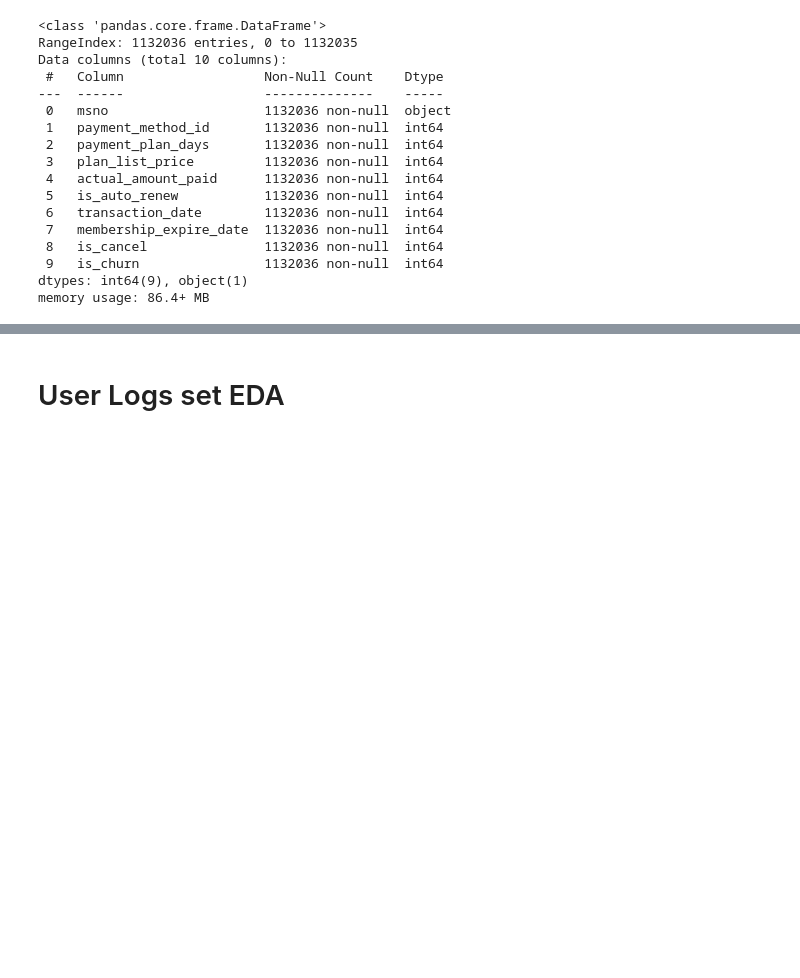
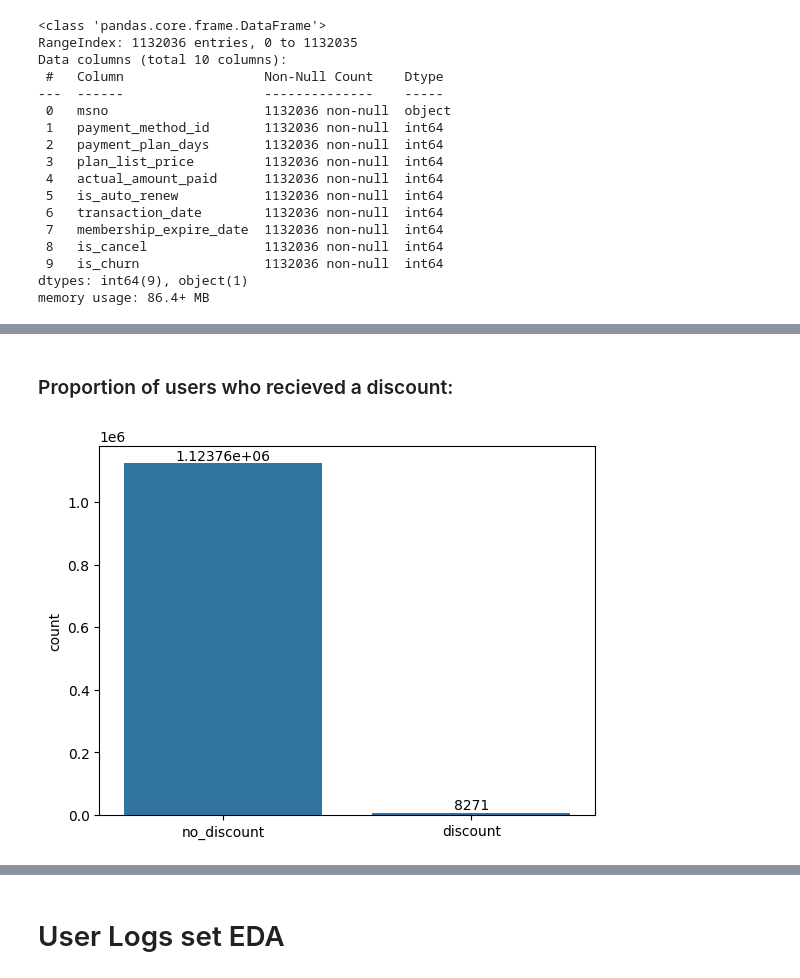
Before and after one commit to JamieVo890/KKBOX-Churn-Prediction, a Jupyter notebook: Notebooks/EDA.ipynb, the cells around one changed output, grey strips where cells are left out. Cells and saved outputs as stored; diff of their text form; code cells hidden in the pictures; blank space fills up the shorter version.

```diff
--- a/Notebooks/EDA.ipynb
+++ b/Notebooks/EDA.ipynb
@@ -294,0 +303,11 @@ plt.show()
+# %% [markdown]
+### Proportion of users who recieved a discount:
+# %%
+discount = transactions_df_churn['actual_amount_paid'] < transactions_df_churn["plan_list_price"]
+
+
+ax = sns.barplot(discount.value_counts().rename({True: 'discount', False: 'no_discount'}))
+for i in ax.containers:
+    ax.bar_label(i,)
+# %% [output]
+[figure, added]
```
Also changed, not shown: parts of 4 cells of this notebook.
